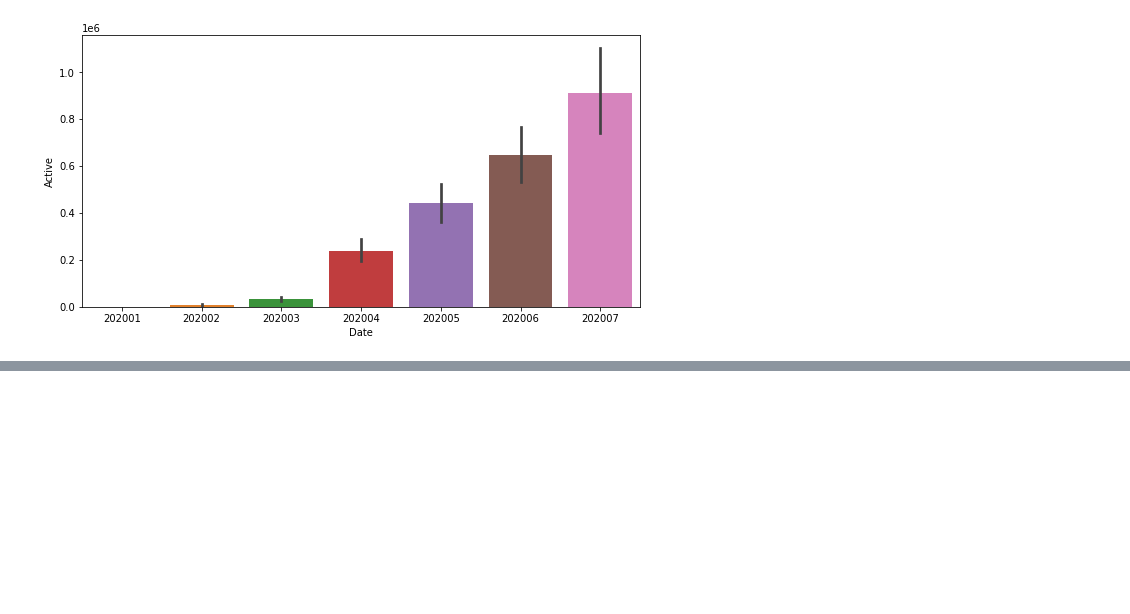
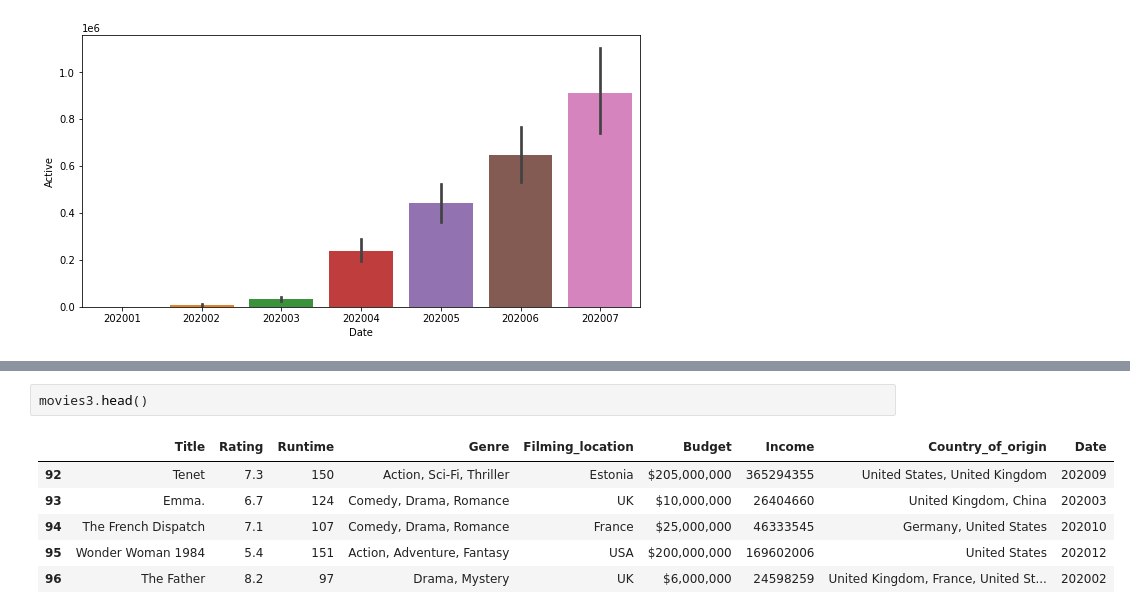
Before and after one commit to gabrielcgo/PROJETOBLUESUB, a Jupyter notebook: notebooks/playground/COVID_correlacao_Filmes2.ipynb, the cells around one changed output, grey strips where cells are left out. Drawn from its saved outputs; the diff is of its cells as text; blank space fills up the shorter version.

```diff
--- a/notebooks/playground/COVID_correlacao_Filmes2.ipynb
+++ b/notebooks/playground/COVID_correlacao_Filmes2.ipynb
@@ -110,0 +122,9 @@ array([202212, 202208, 202210, 202211, 202203, 202209, 202205, 202204,
+# %%
+movies3.head()
+# %% [output]
+|  | Title | Rating | Runtime | Genre | Filming_location | Budget | Income | Country_of_origin | Date |
+| 92 | Tenet | 7.3 | 150 | Action, Sci-Fi, Thriller | Estonia | $205,000,000 | 365294355 | United States, United Kingdom | 202009 |
+| 93 | Emma. | 6.7 | 124 | Comedy, Drama, Romance | UK | $10,000,000 | 26404660 | United Kingdom, China | 202003 |
+| 94 | The French Dispatch | 7.1 | 107 | Comedy, Drama, Romance | France | $25,000,000 | 46333545 | Germany, United States | 202010 |
+| 95 | Wonder Woman 1984 | 5.4 | 151 | Action, Adventure, Fantasy | USA | $200,000,000 | 169602006 | United States | 202012 |
+| 96 | The Father | 8.2 | 97 | Drama, Mystery | UK | $6,000,000 | 24598259 | United Kingdom, France, United St... | 202002 |
```
Also changed, not shown: parts of 8 cells of this notebook.
